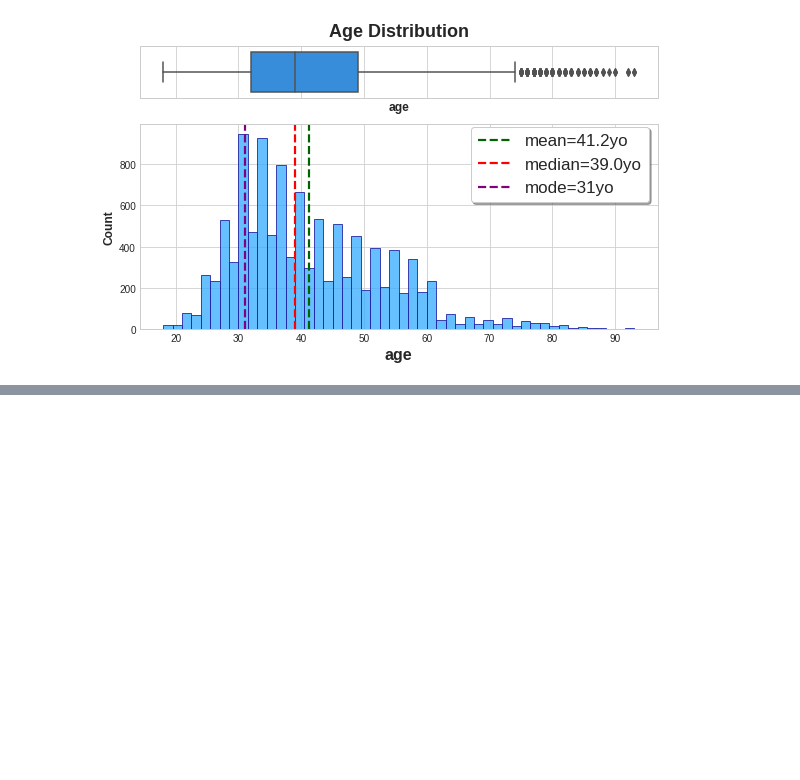
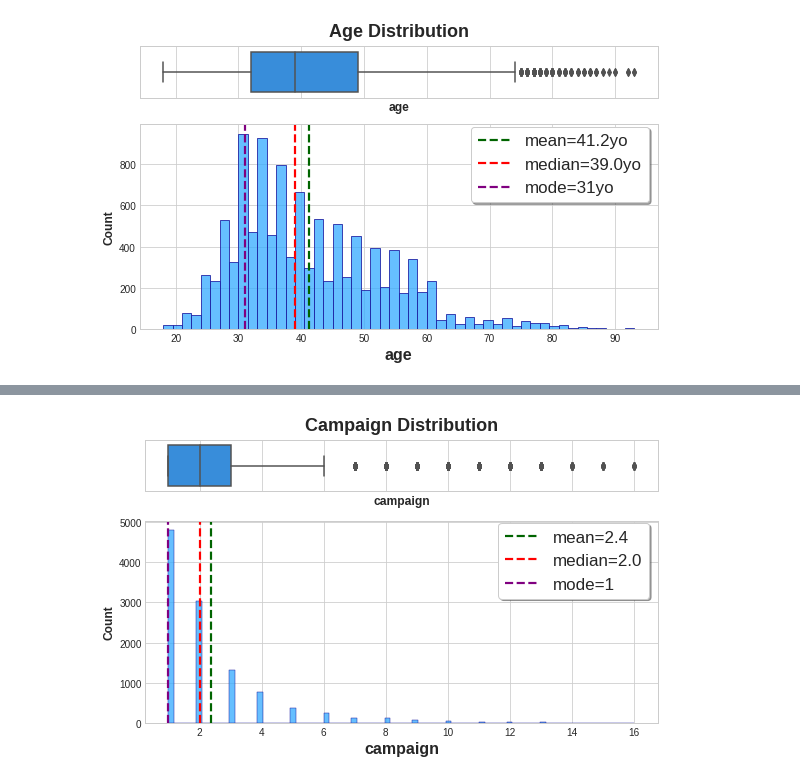
Before and after one commit to masete/Bank-Credit-Analysis, a Jupyter notebook: eda.ipynb, the cells around one changed output, grey strips where cells are left out. Saved outputs shown, nothing was run; the diff lists cells and outputs as text; code cells hidden in the pictures; blank space fills up the shorter version.

```diff
--- a/eda.ipynb
+++ b/eda.ipynb
@@ -492,0 +497,4 @@ num_plot(df, 'age', 'Age Distribution', 'yo')
+# %%
+num_plot(df, 'campaign', 'Campaign Distribution', '')
+# %% [output]
+[figure, added]
```
Also changed, not shown: parts of 1 cell of this notebook.
